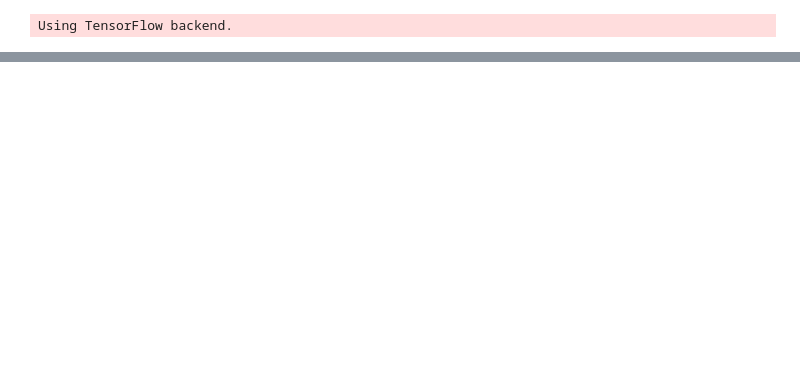
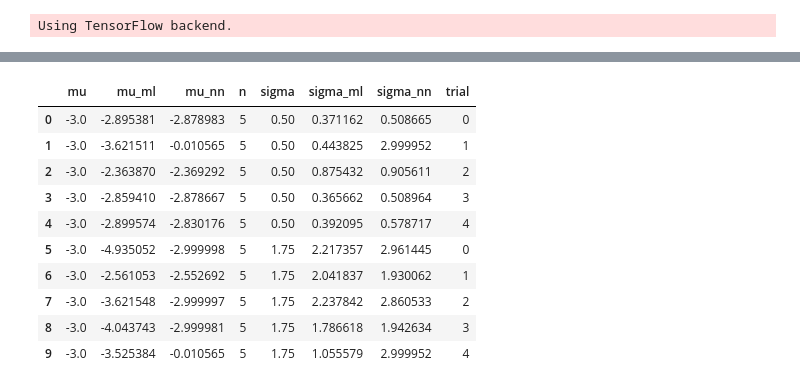
Before and after one commit to simonpeterhans/ep-param-est, a Jupyter notebook: mu-sigma-conv1d-2d.ipynb, the cells around one changed output, grey strips where cells are left out. Cells and saved outputs as stored; diff of their text form; code cells hidden in the pictures; blank space fills up the shorter version.

```diff
--- a/mu-sigma-conv1d-2d.ipynb
+++ b/mu-sigma-conv1d-2d.ipynb
@@ -271 +221,15 @@ df = pd.DataFrame(df)
+# %%
+df.head(10)
+# %% [output]
+|  | mu | mu_ml | mu_nn | n | sigma | sigma_ml | sigma_nn | trial |
+| 0 | -3.0 | -2.895381 | -2.878983 | 5 | 0.50 | 0.371162 | 0.508665 | 0 |
+| 1 | -3.0 | -3.621511 | -0.010565 | 5 | 0.50 | 0.443825 | 2.999952 | 1 |
+| 2 | -3.0 | -2.363870 | -2.369292 | 5 | 0.50 | 0.875432 | 0.905611 | 2 |
+| 3 | -3.0 | -2.859410 | -2.878667 | 5 | 0.50 | 0.365662 | 0.508964 | 3 |
+| 4 | -3.0 | -2.899574 | -2.830176 | 5 | 0.50 | 0.392095 | 0.578717 | 4 |
+| 5 | -3.0 | -4.935052 | -2.999998 | 5 | 1.75 | 2.217357 | 2.961445 | 0 |
+| 6 | -3.0 | -2.561053 | -2.552692 | 5 | 1.75 | 2.041837 | 1.930062 | 1 |
+| 7 | -3.0 | -3.621548 | -2.999997 | 5 | 1.75 | 2.237842 | 2.860533 | 2 |
+| 8 | -3.0 | -4.043743 | -2.999981 | 5 | 1.75 | 1.786618 | 1.942634 | 3 |
+| 9 | -3.0 | -3.525384 | -0.010565 | 5 | 1.75 | 1.055579 | 2.999952 | 4 |
 # %%
```
Also changed, not shown: parts of 11 cells of this notebook.
